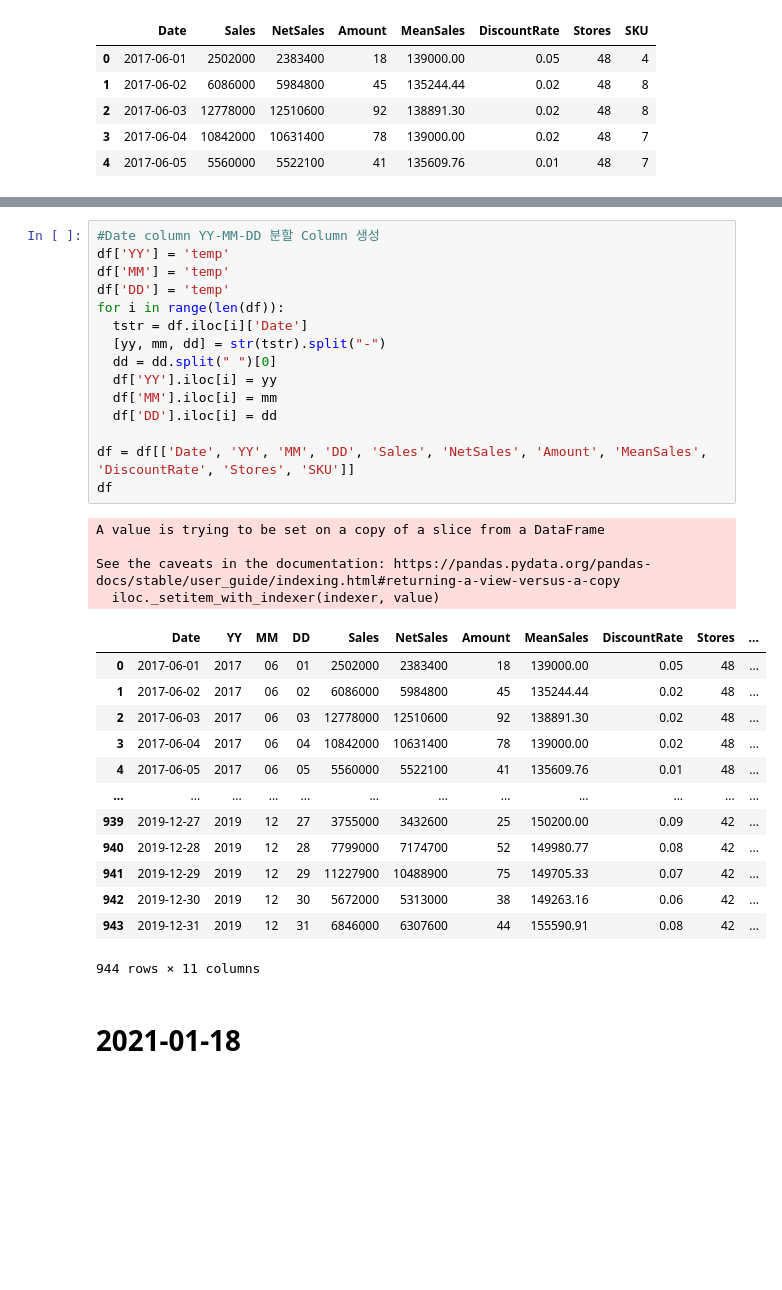
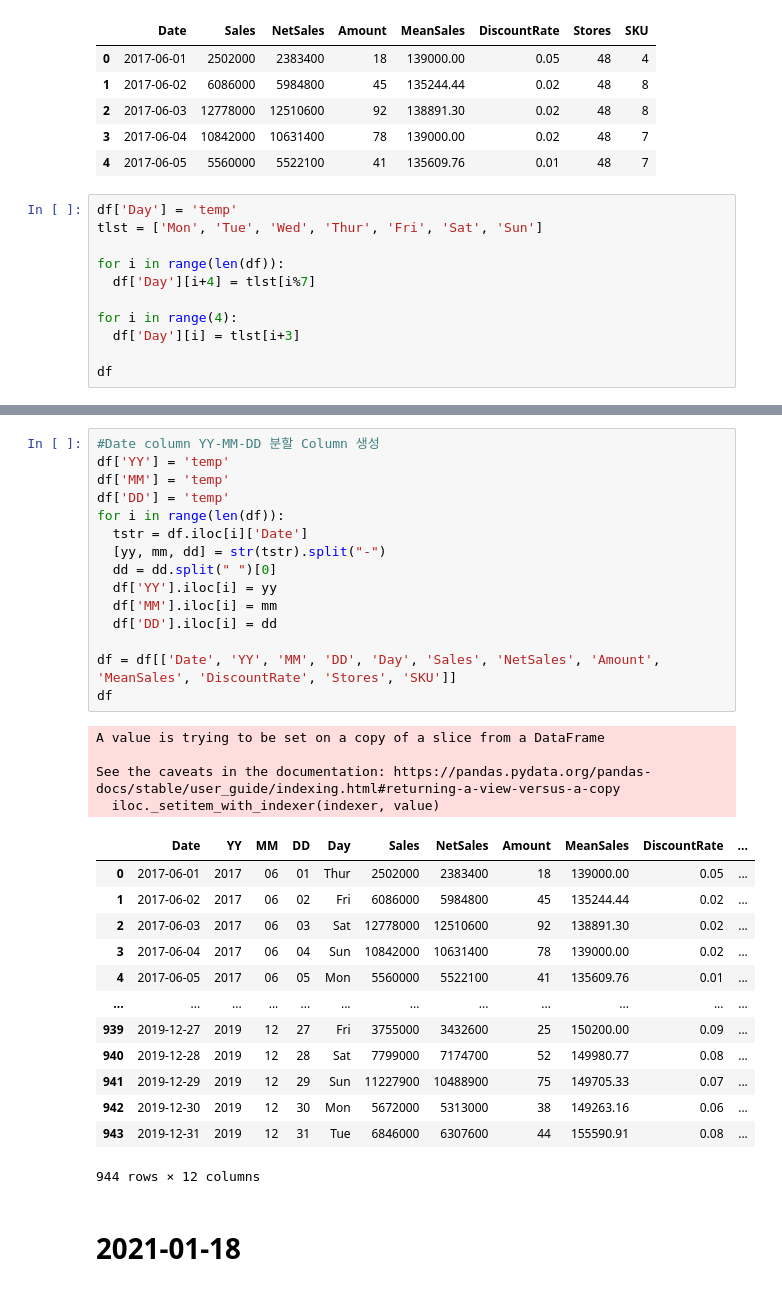
Before and after one commit to csLee94/project_notebook, a Jupyter notebook: SalesPredict_N.ipynb, the cells around one changed output, grey strips where cells are left out. Drawn from its saved outputs; the diff is of its cells as text; blank space fills up the shorter version.

```diff
--- a/SalesPredict_N.ipynb
+++ b/SalesPredict_N.ipynb
@@ -29,3 +29,14 @@ df.head()
 | 2 | 2017-06-03 | 12778000 | 12510600 | 92 | 138891.30 | 0.02 | 48 | 8 |
 | 3 | 2017-06-04 | 10842000 | 10631400 | 78 | 139000.00 | 0.02 | 48 | 7 |
 | 4 | 2017-06-05 | 5560000 | 5522100 | 41 | 135609.76 | 0.01 | 48 | 7 |
+# %%
+df['Day'] = 'temp'
+tlst = ['Mon', 'Tue', 'Wed', 'Thur', 'Fri', 'Sat', 'Sun']
+
+for i in range(len(df)):
+  df['Day'][i+4] = tlst[i%7]
+
+for i in range(4):
+  df['Day'][i] = tlst[i+3]
+
+df
@@ -32,36 +64,36 @@ df.head()
 # %%
 #Date column YY-MM-DD 분할 Column 생성
 df['YY'] = 'temp'
 df['MM'] = 'temp'
 df['DD'] = 'temp'
 for i in range(len(df)):
   tstr = df.iloc[i]['Date']
   [yy, mm, dd] = str(tstr).split("-")
   dd = dd.split(" ")[0]
   df['YY'].iloc[i] = yy
   df['MM'].iloc[i] = mm
   df['DD'].iloc[i] = dd
 
-df = df[['Date', 'YY', 'MM', 'DD', 'Sales', 'NetSales', 'Amount', 'MeanSales', 'DiscountRate', 'Stores', 'SKU']]
+df = df[['Date', 'YY', 'MM', 'DD', 'Day', 'Sales', 'NetSales', 'Amount', 'MeanSales', 'DiscountRate', 'Stores', 'SKU']]
 df
 # %% [output]
 A value is trying to be set on a copy of a slice from a DataFrame
 
 See the caveats in the documentation: https://pandas.pydata.org/pandas-docs/stable/user_guide/indexing.html#returning-a-view-versus-a-copy
   iloc._setitem_with_indexer(indexer, value)
-|  | Date | YY | MM | DD | Sales | NetSales | Amount | MeanSales | DiscountRate | Stores | ... |
-| 0 | 2017-06-01 | 2017 | 06 | 01 | 2502000 | 2383400 | 18 | 139000.00 | 0.05 | 48 | ... |
-| 1 | 2017-06-02 | 2017 | 06 | 02 | 6086000 | 5984800 | 45 | 135244.44 | 0.02 | 48 | ... |
-| 2 | 2017-06-03 | 2017 | 06 | 03 | 12778000 | 12510600 | 92 | 138891.30 | 0.02 | 48 | ... |
-| 3 | 2017-06-04 | 2017 | 06 | 04 | 10842000 | 10631400 | 78 | 139000.00 | 0.02 | 48 | ... |
-| 4 | 2017-06-05 | 2017 | 06 | 05 | 5560000 | 5522100 | 41 | 135609.76 | 0.01 | 48 | ... |
+|  | Date | YY | MM | DD | Day | Sales | NetSales | Amount | MeanSales | DiscountRate | ... |
+| 0 | 2017-06-01 | 2017 | 06 | 01 | Thur | 2502000 | 2383400 | 18 | 139000.00 | 0.05 | ... |
+| 1 | 2017-06-02 | 2017 | 06 | 02 | Fri | 6086000 | 5984800 | 45 | 135244.44 | 0.02 | ... |
+| 2 | 2017-06-03 | 2017 | 06 | 03 | Sat | 12778000 | 12510600 | 92 | 138891.30 | 0.02 | ... |
+| 3 | 2017-06-04 | 2017 | 06 | 04 | Sun | 10842000 | 10631400 | 78 | 139000.00 | 0.02 | ... |
+| 4 | 2017-06-05 | 2017 | 06 | 05 | Mon | 5560000 | 5522100 | 41 | 135609.76 | 0.01 | ... |
 | ... | ... | ... | ... | ... | ... | ... | ... | ... | ... | ... | ... |
-| 939 | 2019-12-27 | 2019 | 12 | 27 | 3755000 | 3432600 | 25 | 150200.00 | 0.09 | 42 | ... |
-| 940 | 2019-12-28 | 2019 | 12 | 28 | 7799000 | 7174700 | 52 | 149980.77 | 0.08 | 42 | ... |
-| 941 | 2019-12-29 | 2019 | 12 | 29 | 11227900 | 10488900 | 75 | 149705.33 | 0.07 | 42 | ... |
-| 942 | 2019-12-30 | 2019 | 12 | 30 | 5672000 | 5313000 | 38 | 149263.16 | 0.06 | 42 | ... |
-| 943 | 2019-12-31 | 2019 | 12 | 31 | 6846000 | 6307600 | 44 | 155590.91 | 0.08 | 42 | ... |
+| 939 | 2019-12-27 | 2019 | 12 | 27 | Fri | 3755000 | 3432600 | 25 | 150200.00 | 0.09 | ... |
+| 940 | 2019-12-28 | 2019 | 12 | 28 | Sat | 7799000 | 7174700 | 52 | 149980.77 | 0.08 | ... |
+| 941 | 2019-12-29 | 2019 | 12 | 29 | Sun | 11227900 | 10488900 | 75 | 149705.33 | 0.07 | ... |
+| 942 | 2019-12-30 | 2019 | 12 | 30 | Mon | 5672000 | 5313000 | 38 | 149263.16 | 0.06 | ... |
+| 943 | 2019-12-31 | 2019 | 12 | 31 | Tue | 6846000 | 6307600 | 44 | 155590.91 | 0.08 | ... |
-944 rows × 11 columns
+944 rows × 12 columns
 # %% [markdown]
 # 2021-01-18
 # %% [markdown]
```
Also changed, not shown: parts of 49 cells of this notebook.
